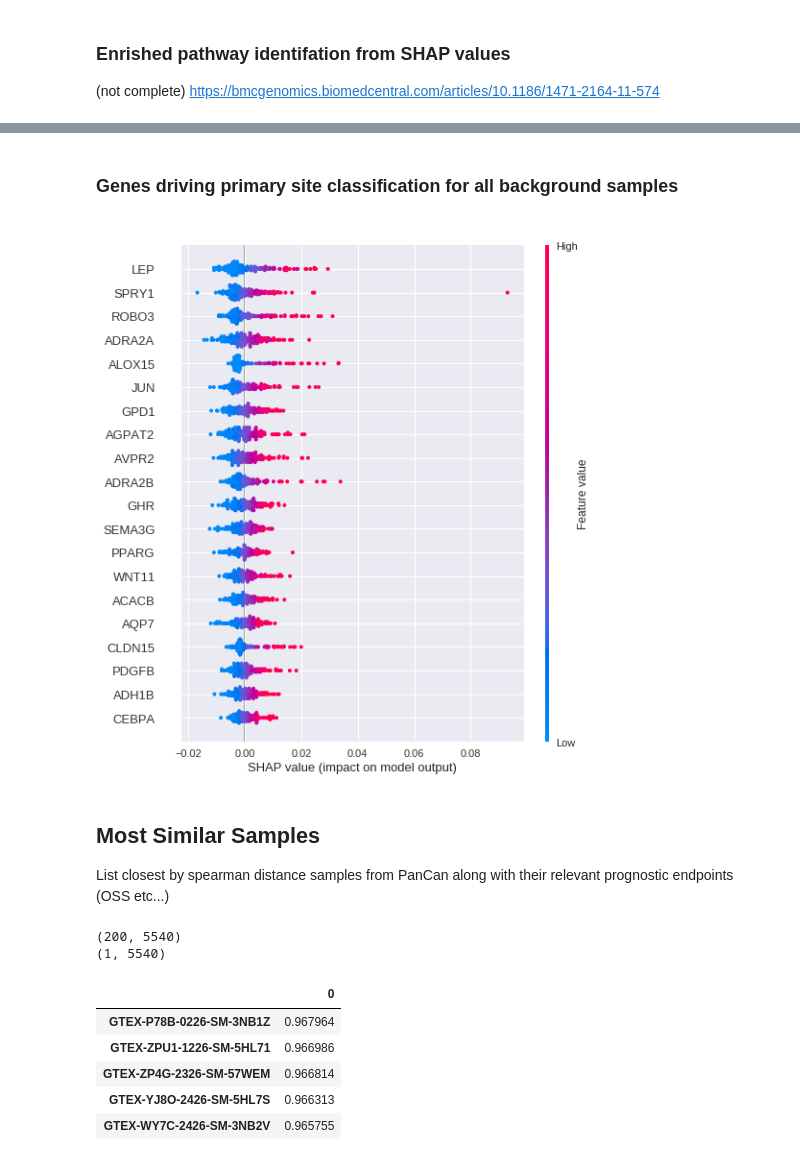
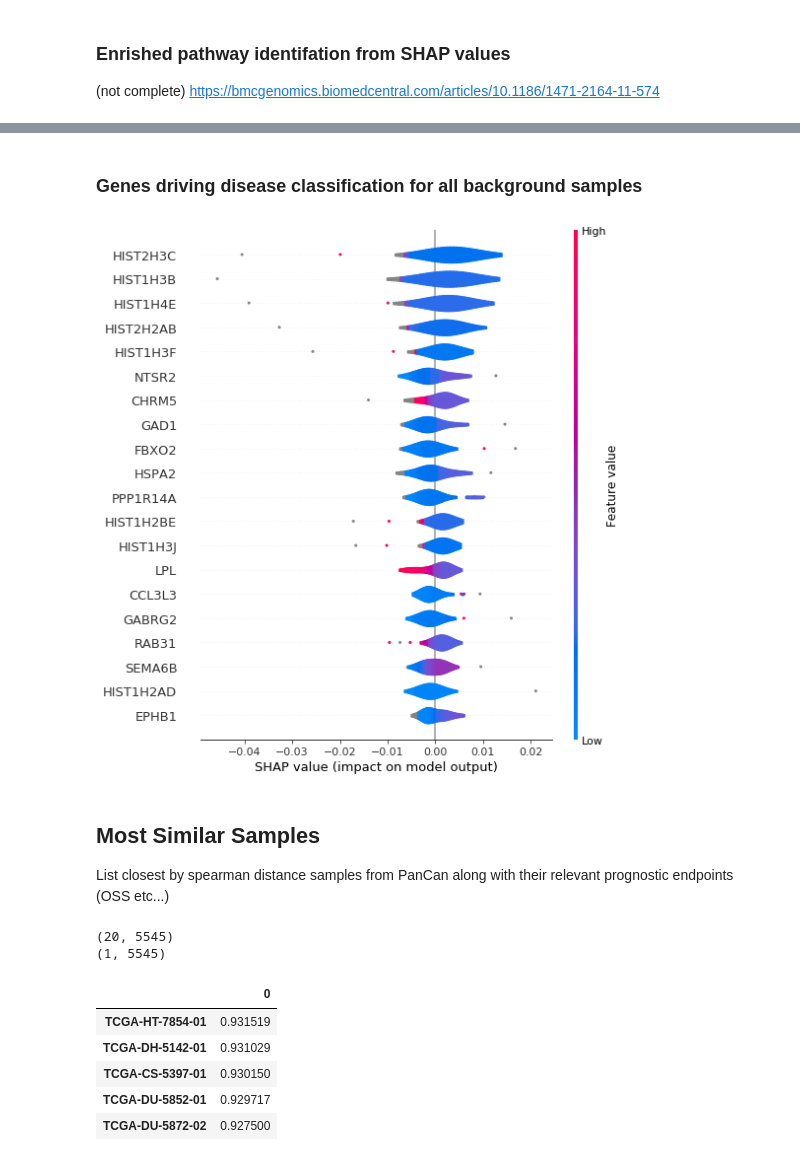
Before and after one commit to rcurrie/pancan-gtex, a Jupyter notebook: infer.ipynb, the cells around one changed output, grey strips where cells are left out. Cells and saved outputs as stored; diff of their text form; code cells hidden in the pictures.

```diff
--- a/infer.ipynb
+++ b/infer.ipynb
@@ -167,17 +44,17 @@ Pruned features down to 5540 genes
+# %%
+focus_sample_features = all_samples.loc["TH03_0115_S01"].apply(np.exp2).subtract(1.0).clip(lower=0.0)
+
+# Prune down to genes we trained on and reshape for keras prediction
+focus_sample_features = focus_sample_features.drop(set(all_samples.loc["TH03_0115_S01"].index) - set(X.columns.values))
+focus_sample_features = focus_sample_features.values.reshape(1,-1)
 # %%
 # predict processes multiple samples and returns a list of predictions
 # We just have one so take the first
-prediction = model.predict(sample_features)[0]
+prediction = model.predict(focus_sample_features)[0]
 
-tumor_normal_prediction_index = int(round(prediction[0]))
-tumor_normal_prediction_value = prediction[0] if prediction[0] >= 0.5 else (1 - prediction[0])
-tumor_normal_prediction_label = params["tumor_normal"][tumor_normal_prediction_index]
+disease_prediction_index = np.argmax(prediction)
+disease_prediction_value = prediction[disease_prediction_index]
+disease_prediction_label = params["disease"][disease_prediction_index]
 display(HTML("<h3>{} ({:.2f})</h3>".format(
-    tumor_normal_prediction_label, tumor_normal_prediction_value)))
-
-primary_site_prediction_index = np.argmax(prediction[1:-1])
-primary_site_prediction_value = prediction[1:-1][primary_site_prediction_index]
-primary_site_prediction_label = params["primary_site"][primary_site_prediction_index]
-display(HTML("<h3>{} ({:.2f})</h3>".format(
-    primary_site_prediction_label, primary_site_prediction_value)))
+    disease_prediction_label.capitalize(), disease_prediction_value)))
 # %% [output]
@@ -188,13 +64,10 @@ Adipose Tissue (0.62)
 # %%
-!pip install -q shap==0.28.3
 import shap
 shap.initjs()
 
 # Select a set of background samples of the same disease to take an expectation over
-Y_background = Y[(Y._primary_site == primary_site_prediction_label)
-                 & (Y.tumor_normal == tumor_normal_prediction_label)]
+Y_background = Y[Y.disease == disease_prediction_label]
 X_background = X.loc[Y_background.index]
-print("Found {} {} {} training samples".format(
-    X_background.shape[0], primary_site_prediction_label, tumor_normal_prediction_label))
+print("Found {} {} training samples".format(X_background.shape[0], disease_prediction_label))
 # %% [output]
 [interactive output not drawn]
@@ -202,8 +75,8 @@ Found 515 Adipose Tissue Normal training samples
 # %%
 %%time
 np.random.seed(42)
-background = X_background.iloc[np.random.choice(X_background.shape[0], 200, replace=False)]
+background = X_background.iloc[np.random.choice(X_background.shape[0], debug(20, 100), replace=False)]
 print("Randomly selecting {} out of {} {} samples as background to compute an expectatin over".format(
-    background.shape[0], X_background.shape[0], primary_site_prediction_label))
+    background.shape[0], X_background.shape[0], disease_prediction_label))
 explainer = shap.DeepExplainer(model, background)
 # %% [output]
@@ -280,9 +144,9 @@ shap.summary_plot(background_shap_values[0], background, plot_type='dot')
 # %% [markdown]
-### Genes driving primary site classification for all background samples
+### Genes driving disease classification for all background samples
 # %%
-shap.summary_plot(background_shap_values[primary_site_prediction_index + 1], background, plot_type='dot')
+shap.summary_plot(background_shap_values[disease_prediction_index], background, plot_type="violin")
 # %% [output]
-[figure, old version]
+[figure, new version]
 # %% [markdown]
 ## Most Similar Samples
 List closest by spearman distance samples from PanCan along with their relevant prognostic endpoints (OSS etc...)
@@ -300,7 +164,7 @@ def nearest_samples(cohort, sample, N=-1):
     """
     # Column wise rank transform to turn correlation into spearman
     cohort_transformed = np.apply_along_axis(scipy.stats.rankdata, 1, cohort.values)
-    sample_transformed = np.apply_along_axis(scipy.stats.rankdata, 1, sample.values)
+    sample_transformed = np.apply_along_axis(scipy.stats.rankdata, 1, sample)
     print(cohort_transformed.shape)
     print(sample_transformed.shape)
 
@@ -311,14 +175,14 @@ def nearest_samples(cohort, sample, N=-1):
     rank = 1 - pd.DataFrame(distances, cohort.index.values)
     return rank.sort_values(by=0, ascending=False)[0:N]
 
-nearest = nearest_samples(background, sample_features, 5)
+nearest = nearest_samples(background, focus_sample_features, 5)
 nearest.head()
 # %% [output]
-(200, 5540)
-(1, 5540)
+(20, 5545)
+(1, 5545)
 |  | 0 |
-| GTEX-P78B-0226-SM-3NB1Z | 0.967964 |
-| GTEX-ZPU1-1226-SM-5HL71 | 0.966986 |
-| GTEX-ZP4G-2326-SM-57WEM | 0.966814 |
-| GTEX-YJ8O-2426-SM-5HL7S | 0.966313 |
-| GTEX-WY7C-2426-SM-3NB2V | 0.965755 |
+| TCGA-HT-7854-01 | 0.931519 |
+| TCGA-DH-5142-01 | 0.931029 |
+| TCGA-CS-5397-01 | 0.930150 |
+| TCGA-DU-5852-01 | 0.929717 |
+| TCGA-DU-5872-02 | 0.927500 |
```
Also changed, not shown: parts of 31 cells of this notebook, 3 other files.
